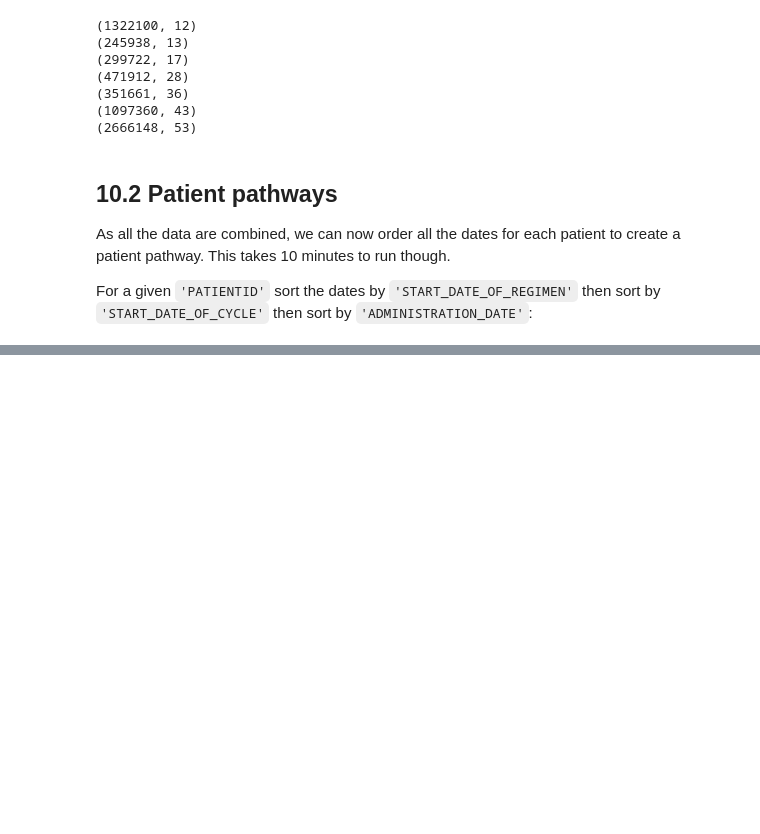
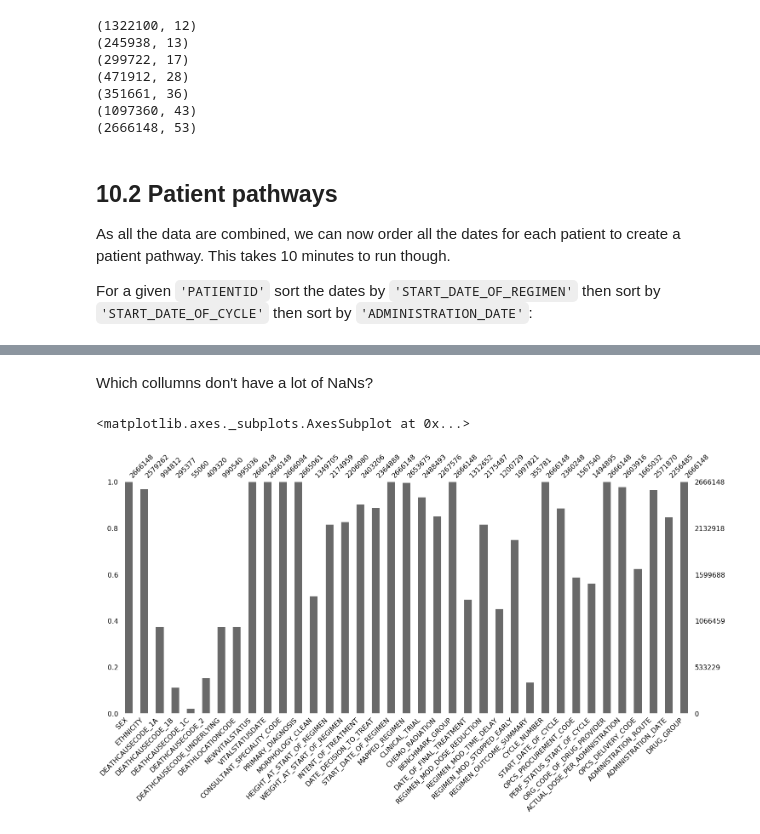
Before and after one commit to UCL-simulacrum/EDA, a Jupyter notebook: cancerdata_EDA.ipynb, the cells around one changed output, grey strips where cells are left out. Drawn from its saved outputs; the diff is of its cells as text; code cells hidden in the pictures; blank space fills up the shorter version.

```diff
--- a/cancerdata_EDA.ipynb
+++ b/cancerdata_EDA.ipynb
@@ -579,0 +642,18 @@ sort dataframe by date: https://stackoverflow.com/questions/28161356/sort-pandas
+# %%
+patient_pathways = pd.read_pickle('patient_pathways.pkl')
+patient_pathways = patient_pathways.drop(columns=['PATIENTID',
+                                                  'MERGED_PATIENT_ID_x',
+                                                  'MERGED_TUMOUR_ID_x',
+                                                  'MERGED_REGIMEN_ID_x',
+                                                  'MERGED_PATIENT_ID_y',
+                                                  'MERGED_OUTCOME_ID',
+                                                  'MERGED_PATIENT_ID_y',
+                                                  'MERGED_TUMOUR_ID_y',
+                                                  'MERGED_CYCLE_ID',
+                                                  'MERGED_DRUG_DETAIL_ID',
+                                                  'MERGED_PATIENT_ID',
+                                                  'MERGED_REGIMEN_ID_y',
+                                                  'LINKNUMBER'])
+
+#example patient:
+patient_pathways.xs(10000283)
@@ -580,2 +672,12 @@ sort dataframe by date: https://stackoverflow.com/questions/28161356/sort-pandas
 # %%
 #now to choose what columns to keep to get a single view of patient
+# %% [markdown]
+Which collumns don't have a lot of NaNs?
+# %%
+import missingno as msno
+
+#plots the number of not NaN in each column
+msno.bar(patient_pathways)
+# %% [output]
+<matplotlib.axes._subplots.AxesSubplot at 0x...>
+[figure, added]
```
Also changed, not shown: parts of 24 cells of this notebook.
